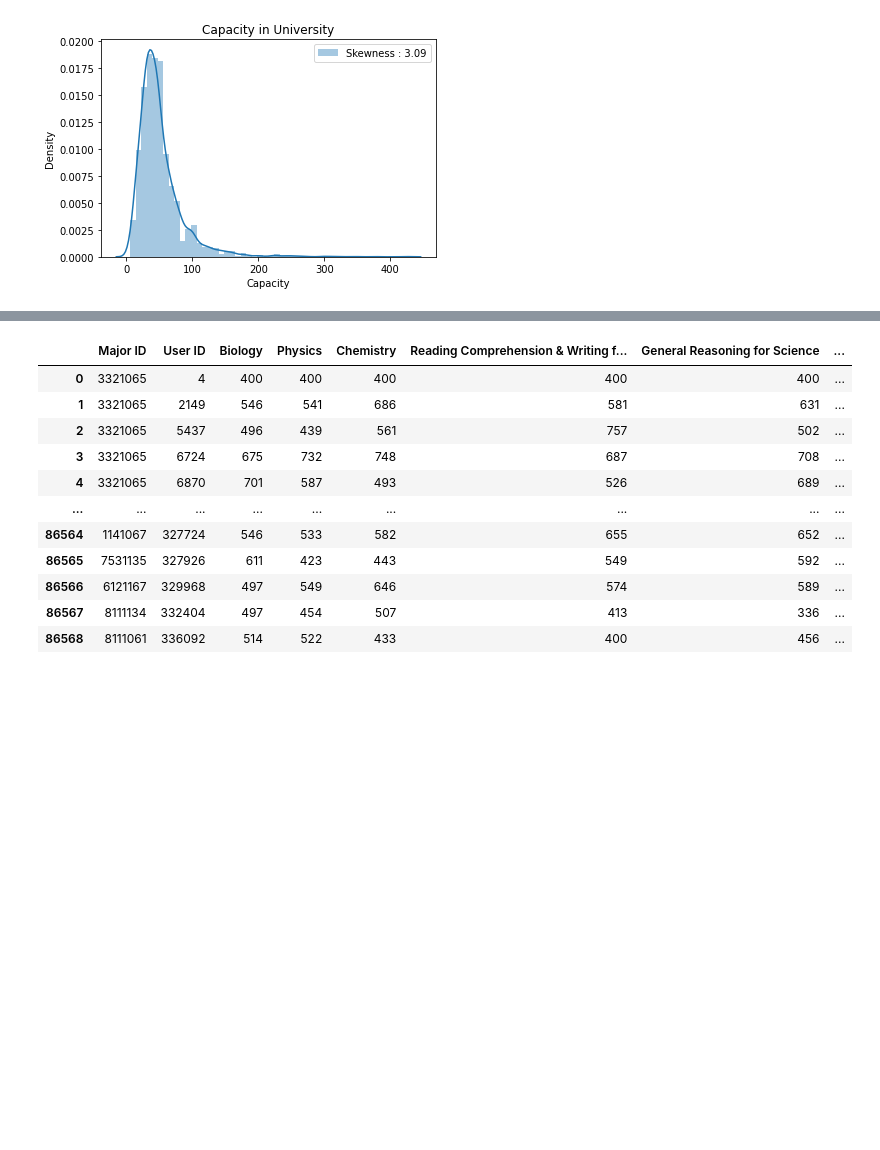
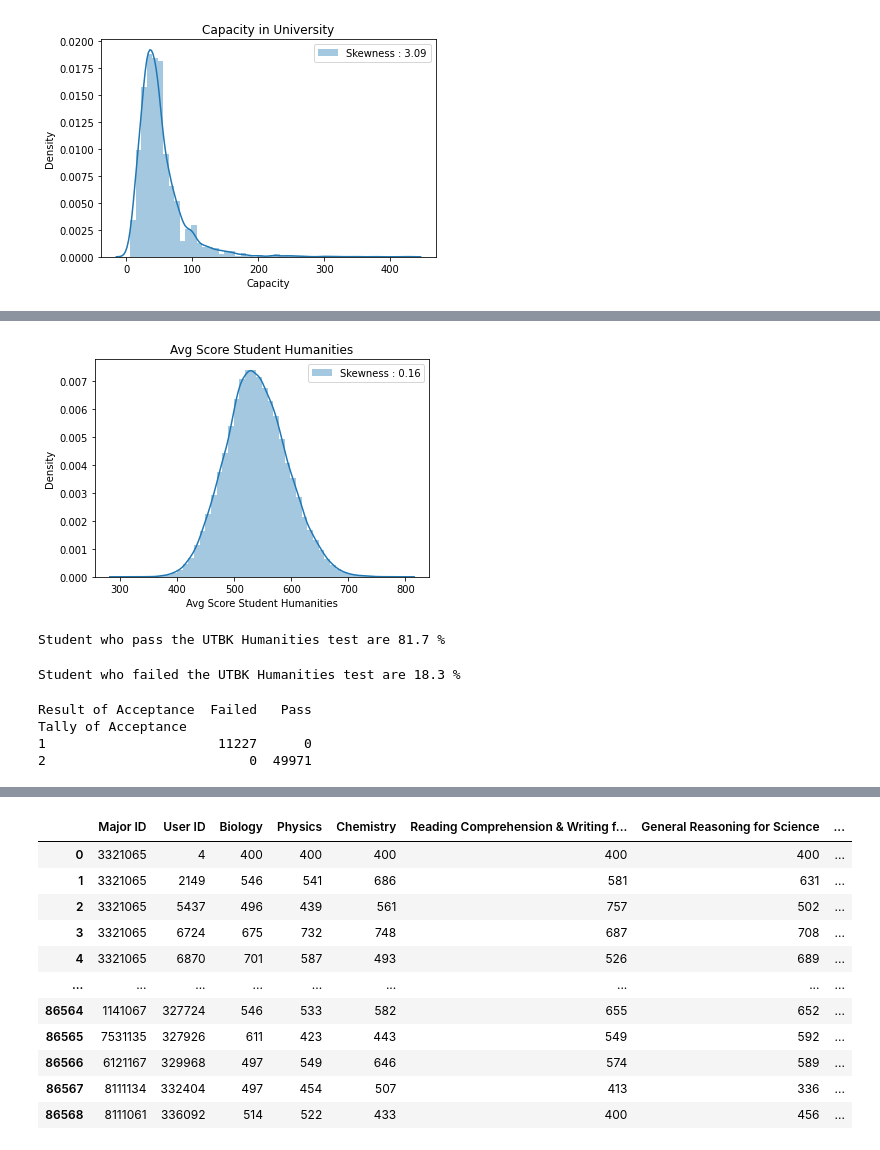
Before and after one commit to benvictoria17/DataAnalytics, a Jupyter notebook: EDA and Correlation Hypothesis for UTBK Ind 2019.ipynb, the cells around one changed output, grey strips where cells are left out. Drawn from its saved outputs; the diff is of its cells as text; code cells hidden in the pictures; blank space fills up the shorter version.

```diff
--- a/EDA and Correlation Hypothesis for UTBK Ind 2019.ipynb
+++ b/EDA and Correlation Hypothesis for UTBK Ind 2019.ipynb
@@ -151,0 +190,27 @@ plt.show()
+# %%
+sns.distplot(Humanities['Avg Score Student Humanities'], label = "Skewness : %.2f"%(Humanities['Avg Score Student Humanities'].skew()))
+plt.title('Avg Score Student Humanities')
+plt.legend(loc = 0)
+plt.show()
+# %% [output]
+[figure, added]
+# %%
+passofhum = Humanities['Tally of Acceptance'][Humanities['Result of Acceptance'] == 'Pass'].agg(sum)/2
+percpassofhum = (passofhum / len(Humanities['Tally of Acceptance']) * 100).round(1)
+print('Student who pass the UTBK Humanities test are', percpassofhum, '%')
+# %% [output]
+Student who pass the UTBK Humanities test are 81.7 %
+# %%
+failedofhum = Humanities['Tally of Acceptance'][Humanities['Result of Acceptance'] == 'Failed'].agg(sum)
+percfailedofhum = (failedofhum / len(Humanities['Tally of Acceptance']) * 100).round(1)
+print('Student who failed the UTBK Humanities test are', percfailedofhum, '%')
+# %% [output]
+Student who failed the UTBK Humanities test are 18.3 %
+# %%
+crosstabhum = pd.crosstab(Humanities['Tally of Acceptance'], Humanities['Result of Acceptance'])
+print(crosstabhum)
+# %% [output]
+Result of Acceptance  Failed   Pass
+Tally of Acceptance
+1                      11227      0
+2                          0  49971
```
Also changed, not shown: parts of 25 cells of this notebook.
